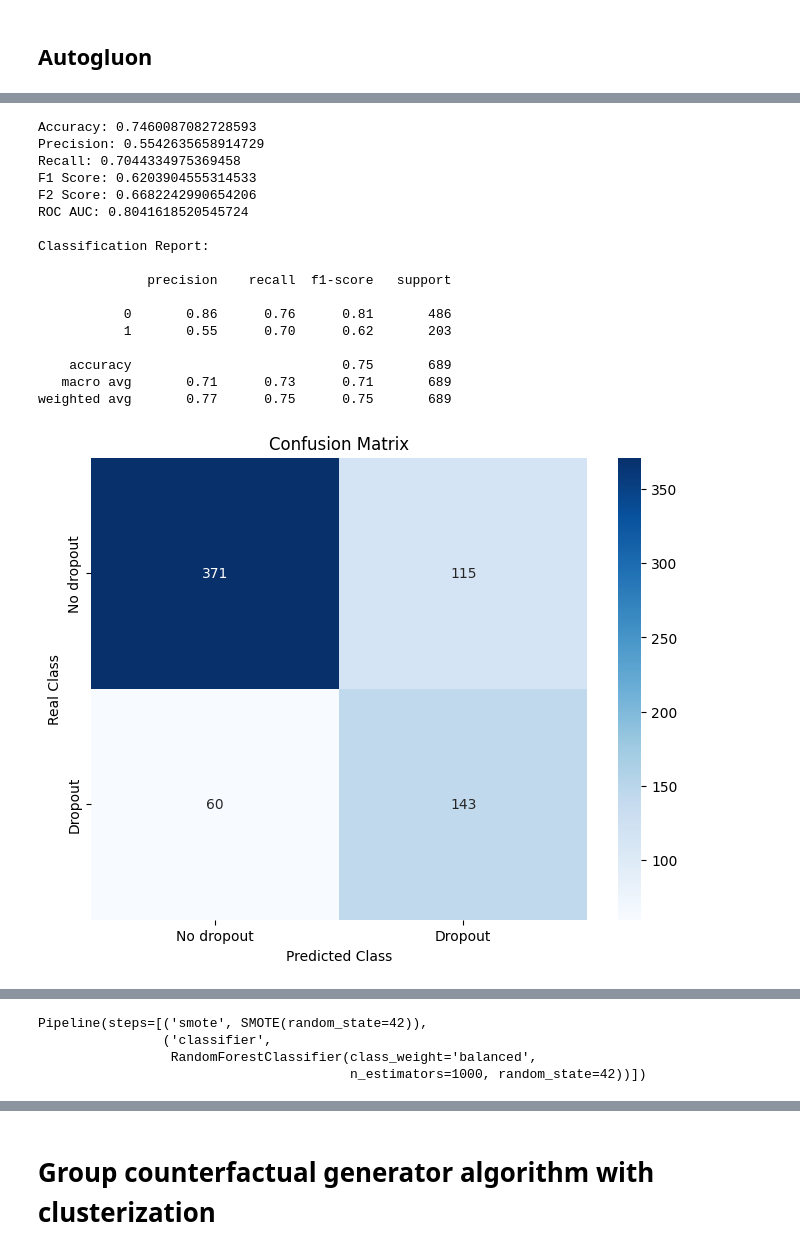
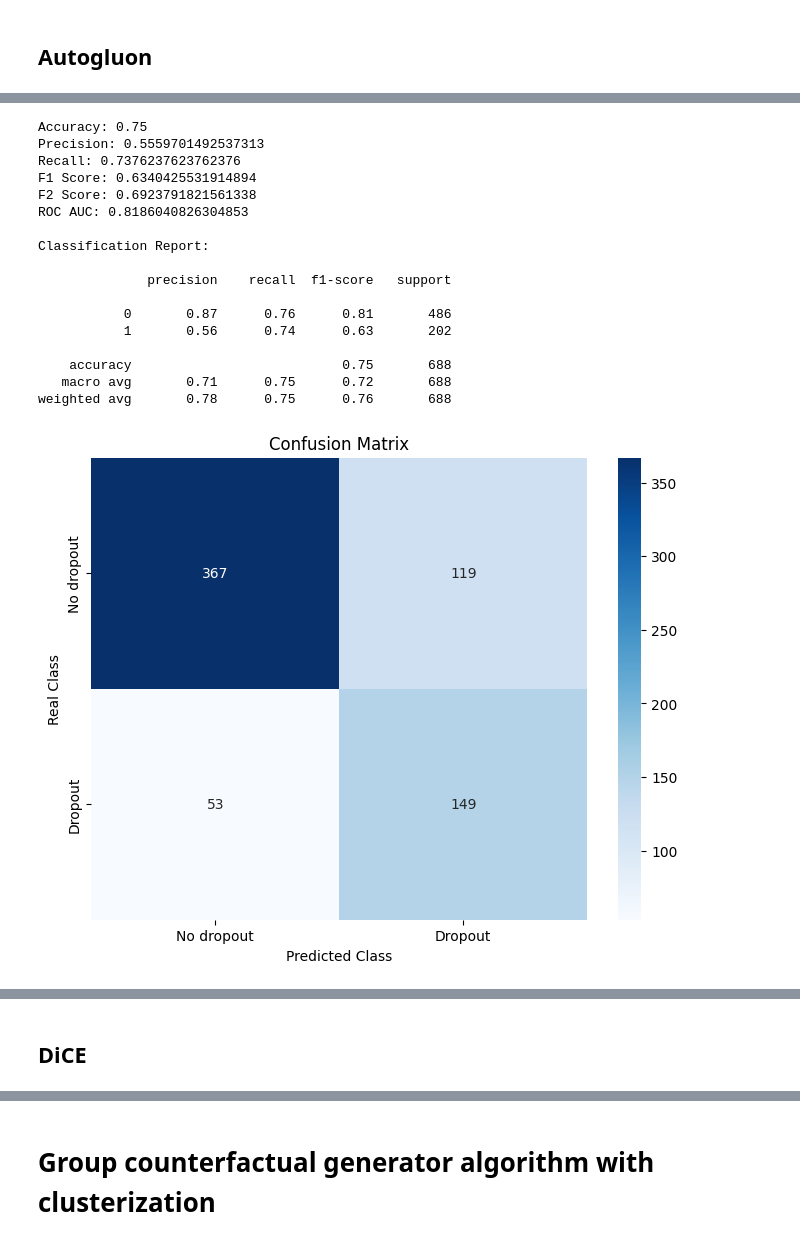
Before and after one commit to 0Kan0/Group-Counterfactuals-in-the-prediction-and-recovery-of-students-at-risk-of-academic-failure, a Jupyter notebook: main.ipynb, the cells around one changed output, grey strips where cells are left out. Drawn from its saved outputs; the diff is of its cells as text; code cells hidden in the pictures.

```diff
--- a/main.ipynb
+++ b/main.ipynb
@@ -148,11 +148,15 @@ df[categorical_features] = encoder.fit_transform(df[categorical_features])
 # %%
 # In case u want to load the already preprocessed data, run this cell
 df = pd.read_csv("Data/oulad_data_preprocessed.csv", delimiter=',')
+df.set_index("id_student", inplace=True)
 # %%
 X = df.drop('final_result', axis=1)
 y = df['final_result']
 # %%
 X_train, X_test, y_train, y_test = train_test_split(X, df['final_result'], test_size=0.3, stratify=y, random_state=42)
+
+X_test = X_test[~X_test.index.duplicated()]
+y_test = y_test[~y_test.index.duplicated()]
 # %%
 def f2_score(y_true, y_pred):
     return fbeta_score(y_true, y_pred, beta=2, zero_division=0)
@@ -235,41 +255,43 @@ autogluon_model
+# %%
+autogluon_model.set_model_best(model="ExtraTrees_r4_BAG_L1")
 # %%
-y_pred = predictor.predict(test_data.drop(columns=["final_result"]))
-y_proba = predictor.predict_proba(test_data.drop(columns=["final_result"]))[1]
+y_pred = autogluon_model.predict(test_data.drop(columns=["final_result"]))
+y_proba = autogluon_model.predict_proba(test_data.drop(columns=["final_result"]))[1]
 
 print("Accuracy:", accuracy_score(y_test, y_pred))
 print("Precision:", precision_score(y_test, y_pred))
 print("Recall:", recall_score(y_test, y_pred))
 print("F1 Score:", f1_score(y_test, y_pred))
 print("F2 Score:", f2_score(y_test, y_pred))
 print("ROC AUC:", roc_auc_score(y_test, y_proba))
 
 print("\nClassification Report:\n")
 print(classification_report(y_test, y_pred))
 
 conf_matrix = confusion_matrix(y_test, y_pred)
 
 plt.figure(figsize=(8, 6))
 sns.heatmap(conf_matrix, annot=True, fmt='d', cmap='Blues', xticklabels=['No dropout', 'Dropout'], yticklabels=['No dropout', 'Dropout'])
 plt.title("Confusion Matrix")
 plt.ylabel("Real Class")
 plt.xlabel("Predicted Class")
 plt.show()
 # %% [output]
-Accuracy: 0.7460087082728593
-Precision: 0.5542635658914729
-Recall: 0.7044334975369458
-F1 Score: 0.6203904555314533
-F2 Score: 0.6682242990654206
-ROC AUC: 0.8041618520545724
+Accuracy: 0.75
+Precision: 0.5559701492537313
+Recall: 0.7376237623762376
+F1 Score: 0.6340425531914894
+F2 Score: 0.6923791821561338
+ROC AUC: 0.8186040826304853
 
 Classification Report:
 
               precision    recall  f1-score   support
 
-           0       0.86      0.76      0.81       486
-           1       0.55      0.70      0.62       203
+           0       0.87      0.76      0.81       486
+           1       0.56      0.74      0.63       202
 
-    accuracy                           0.75       689
-   macro avg       0.71      0.73      0.71       689
-weighted avg       0.77      0.75      0.75       689
+    accuracy                           0.75       688
+   macro avg       0.71      0.75      0.72       688
+weighted avg       0.78      0.75      0.76       688
-[figure, old version]
+[figure, new version]
@@ -285,7 +297,0 @@ model = rf_model
-# %%
-model
-# %% [output]
-Pipeline(steps=[('smote', SMOTE(random_state=42)),
-                ('classifier',
-                 RandomForestClassifier(class_weight='balanced',
-                                        n_estimators=1000, random_state=42))])
@@ -292 +300,3 @@ Pipeline(steps=[('smote', SMOTE(random_state=42)),
+# %% [markdown]
+## DiCE
 # %%
```
Also changed, not shown: parts of 37 cells of this notebook.
